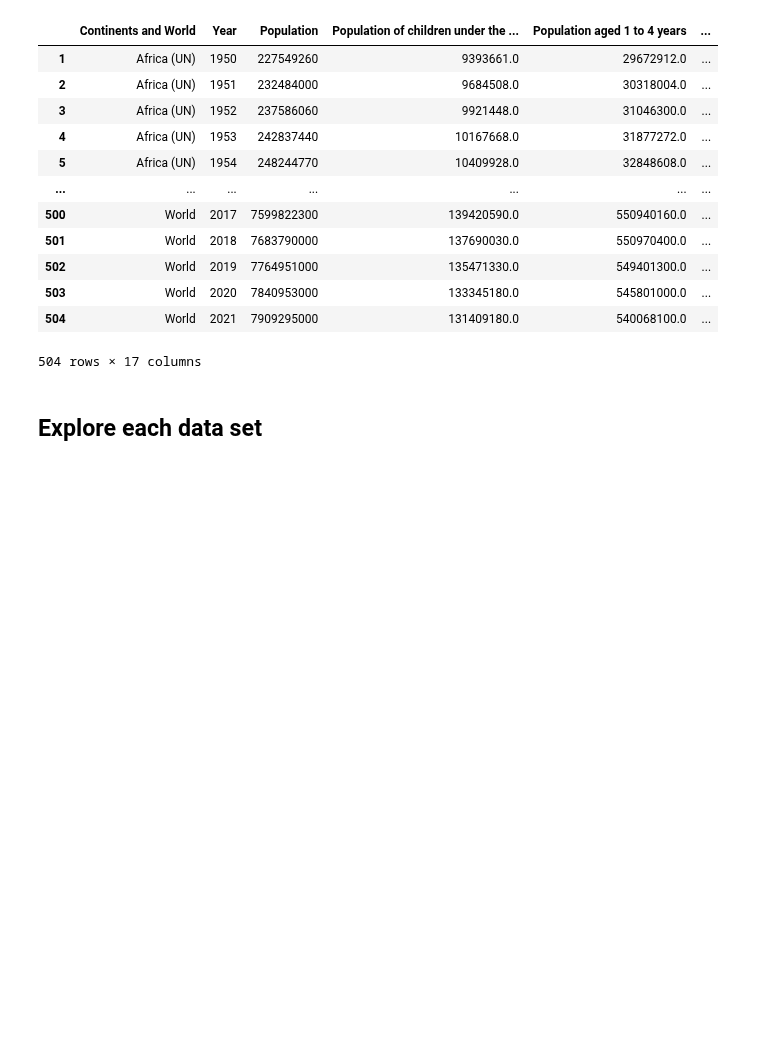
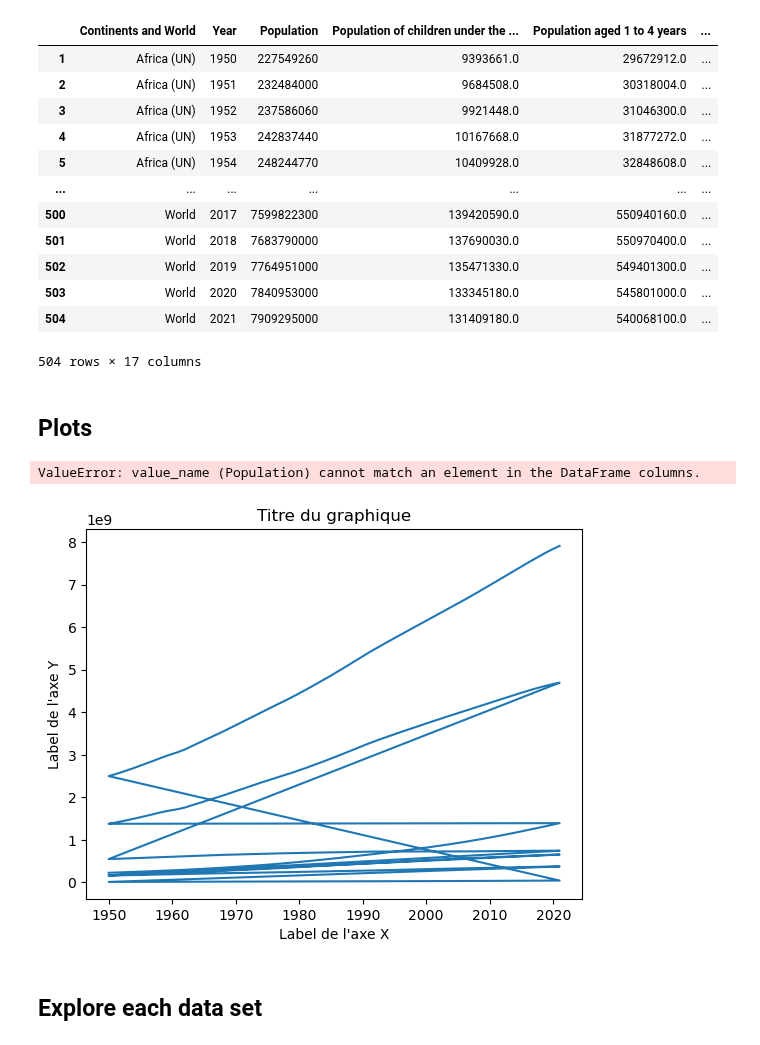
Before and after one commit to NumEconCopenhagen/projects-2024-chloe-louis-zuzanna, a Jupyter notebook: dataproject/dataproject.ipynb, the cells around one changed output. Cells and saved outputs as stored; diff of their text form; code cells hidden in the pictures; blank space fills up the shorter version.

```diff
--- a/dataproject/dataproject.ipynb
+++ b/dataproject/dataproject.ipynb
@@ -26,7 +26,7 @@ import dataproject
 We imported data on the population of the world between 1950 and 2021. Then, we decided to only keep data on the continents and the world itself.
 The table is
 # %%
-pop = pd.read_csv('/Users/louisgalvez/Documents/intro to programmation/projets/data project/population-and-demography.csv')
+pop = pd.read_csv('population-and-demography.csv')
 
 continents = ['Africa (UN)', 'Europe (UN)', 'Asia (UN)', 'World', 'Northern America (UN)', 'Latin America and the Caribbean (UN)', 'Oceania (UN)']
 
@@ -61,6 +61,54 @@ filtered_pop.head(504)
 | 503 | World | 2020 | 7840953000 | 133345180.0 | 545801000.0 | ... |
 | 504 | World | 2021 | 7909295000 | 131409180.0 | 540068100.0 | ... |
 504 rows × 17 columns
+# %% [markdown]
+## Plots
+# %%
+
+# Prepare the data: We need to melt the DataFrame to have 'Year', 'Continent', and 'Population' columns
+population_melted = filtered_pop.melt(id_vars=['Continent'], var_name='Year', value_name='Population')
+
+# Convert 'Year' to int for plotting
+population_melted['Year'] = population_melted['Year'].astype(int)
+
+# Plotting
+plt.figure(figsize=(14, 8))
+for continent in population_melted['Continent'].unique():
+    # Filter data for the current continent
+    continent_data = population_melted[population_melted['Continent'] == continent]
+    plt.plot(continent_data['Year'], continent_data['Population'], label=continent)
+
+plt.title('Population by Continent Over Time')
+plt.xlabel('Year')
+plt.ylabel('Total Population')
+plt.legend()
+plt.grid(True)
+plt.xticks(rotation=45)
+plt.tight_layout()  # Adjust layout to not cut off labels
+plt.show()
+# %% [output]
+ValueError: value_name (Population) cannot match an element in the DataFrame columns.
+# %%
+import pandas as pd
+import matplotlib.pyplot as plt
+
+# Charger la base de données
+
+# Sélectionner des colonnes spécifiques et certaines lignes
+subset_filtered_pop = filtered_pop[['Year', 'Population']].head(504)
+
+# Créer le graphique
+plt.plot(subset_filtered_pop['Year'], subset_filtered_pop['Population'], marker='', linestyle='-')
+
+# Ajouter des labels et un titre
+plt.xlabel('Label de l\'axe X')
+plt.ylabel('Label de l\'axe Y')
+plt.title('Titre du graphique')
+
+# Afficher le graphique
+plt.show()
+# %% [output]
+[figure, added]
 # %% [markdown]
 ## Explore each data set
 # %% [markdown]
```
Also changed, not shown: 1 other file.
